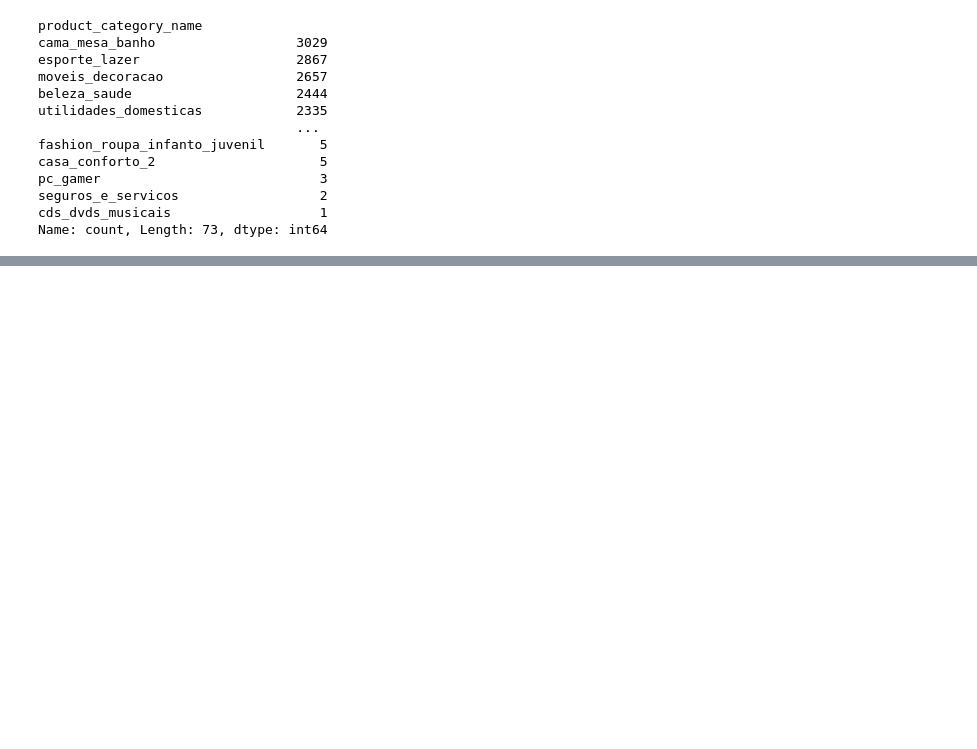
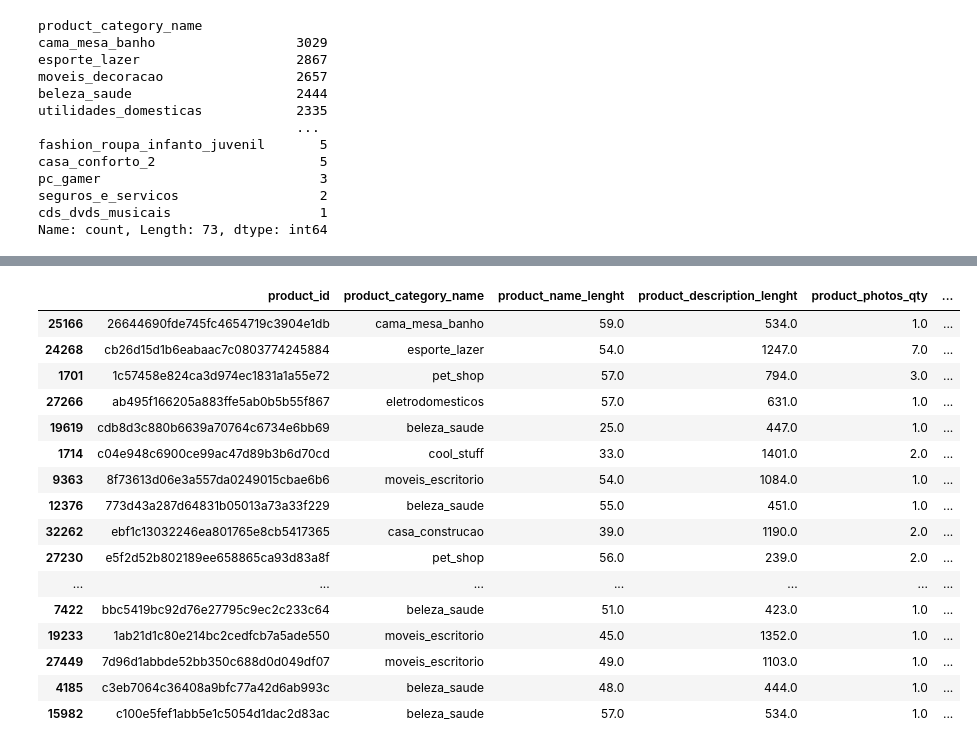
Before and after one commit to carolinarutililima/Trabalho_Final_Tecnicas_Prg, a Jupyter notebook: items_productos_sheet.ipynb, the cells around one changed output, grey strips where cells are left out. Drawn from its saved outputs; the diff is of its cells as text; code cells hidden in the pictures; blank space fills up the shorter version.

```diff
--- a/items_productos_sheet.ipynb
+++ b/items_productos_sheet.ipynb
@@ -80,0 +143,22 @@ Name: count, Length: 73, dtype: int64
+# %%
+#produtos mais pesados
+df_sorted = df.sort_values(by='product_weight_g', ascending=False)
+df_sorted.head(50)
+# %% [output]
+|  | product_id | product_category_name | product_name_lenght | product_description_lenght | product_photos_qty | ... |
+| 25166 | 26644690fde745fc4654719c3904e1db | cama_mesa_banho | 59.0 | 534.0 | 1.0 | ... |
+| 24268 | cb26d15d1b6eabaac7c0803774245884 | esporte_lazer | 54.0 | 1247.0 | 7.0 | ... |
+| 1701 | 1c57458e824ca3d974ec1831a1a55e72 | pet_shop | 57.0 | 794.0 | 3.0 | ... |
+| 27266 | ab495f166205a883ffe5ab0b5b55f867 | eletrodomesticos | 57.0 | 631.0 | 1.0 | ... |
+| 19619 | cdb8d3c880b6639a70764c6734e6bb69 | beleza_saude | 25.0 | 447.0 | 1.0 | ... |
+| 1714 | c04e948c6900ce99ac47d89b3b6d70cd | cool_stuff | 33.0 | 1401.0 | 2.0 | ... |
+| 9363 | 8f73613d06e3a557da0249015cbae6b6 | moveis_escritorio | 54.0 | 1084.0 | 1.0 | ... |
+| 12376 | 773d43a287d64831b05013a73a33f229 | beleza_saude | 55.0 | 451.0 | 1.0 | ... |
+| 32262 | ebf1c13032246ea801765e8cb5417365 | casa_construcao | 39.0 | 1190.0 | 2.0 | ... |
+| 27230 | e5f2d52b802189ee658865ca93d83a8f | pet_shop | 56.0 | 239.0 | 2.0 | ... |
+| ... | ... | ... | ... | ... | ... | ... |
+| 7422 | bbc5419bc92d76e27795c9ec2c233c64 | beleza_saude | 51.0 | 423.0 | 1.0 | ... |
+| 19233 | 1ab21d1c80e214bc2cedfcb7a5ade550 | moveis_escritorio | 45.0 | 1352.0 | 1.0 | ... |
+| 27449 | 7d96d1abbde52bb350c688d0d049df07 | moveis_escritorio | 49.0 | 1103.0 | 1.0 | ... |
+| 4185 | c3eb7064c36408a9bfc77a42d6ab993c | beleza_saude | 48.0 | 444.0 | 1.0 | ... |
+| 15982 | c100e5fef1abb5e1c5054d1dac2d83ac | beleza_saude | 57.0 | 534.0 | 1.0 | ... |
```
Also changed, not shown: parts of 11 cells of this notebook.
